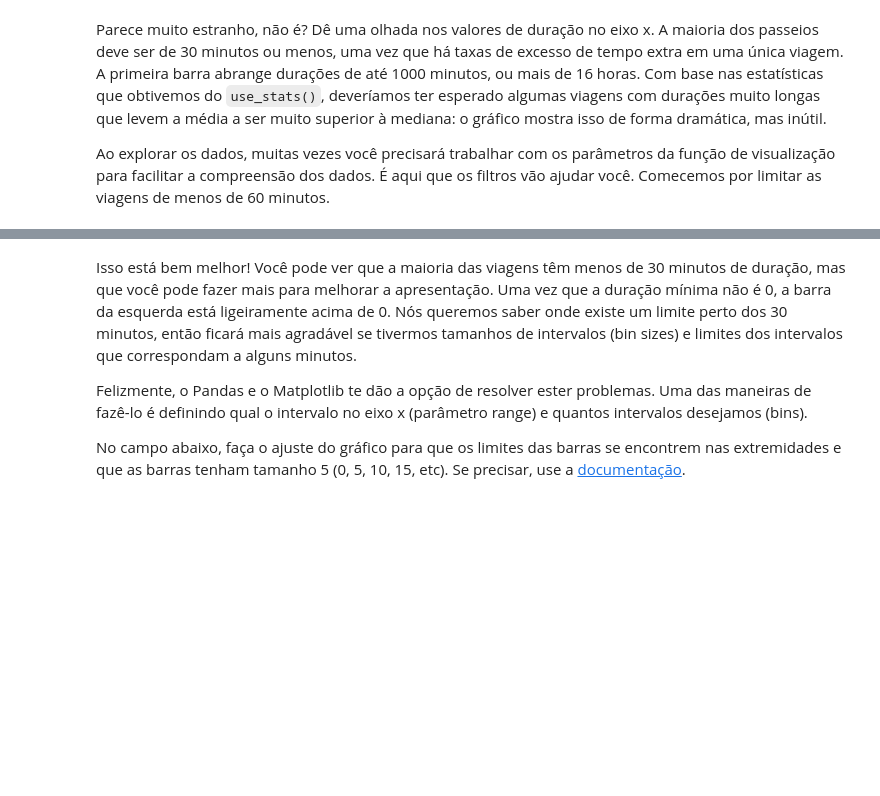
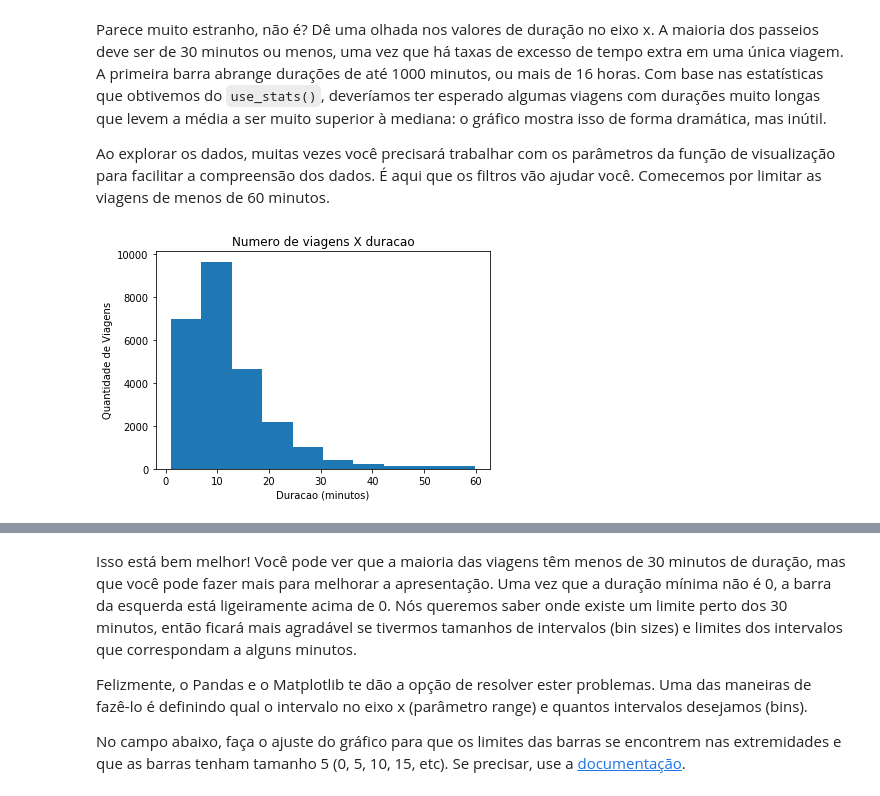
Before and after one commit to wfercosta/ndfdsi-bikeshareanalysis, a Jupyter notebook: Analise_Bay_Area_Bike_Share-NDFDSI.ipynb, the cells around one changed output, grey strips where cells are left out. Drawn from its saved outputs; the diff is of its cells as text; code cells hidden in the pictures; blank space fills up the shorter version.

```diff
--- a/Analise_Bay_Area_Bike_Share-NDFDSI.ipynb
+++ b/Analise_Bay_Area_Bike_Share-NDFDSI.ipynb
@@ -387,5 +387,16 @@ Parece muito estranho, não é? Dê uma olhada nos valores de duração no eixo
 Ao explorar os dados, muitas vezes você precisará trabalhar com os parâmetros da função de visualização para facilitar a compreensão dos dados. É aqui que os filtros vão ajudar você. Comecemos por limitar as  viagens de menos de 60 minutos.
 # %%
 # TODO: faça um gráfico de barras para os dados com duração inferior a 60 minutos.
+data2 = trip_data[trip_data['duration'] < 60]['duration']
+
+
+plt.hist(data2)
+plt.title('Numero de viagens X duracao')
+plt.xlabel('Duracao (minutos)')
+plt.ylabel('Quantidade de Viagens')
+
+plt.show()
+# %% [output]
+[figure, added]
 # %%
 # descomente a linha abaixo para verificar o gráfico esperado.
```
Also changed, not shown: parts of 15 cells of this notebook, 3 other files.
